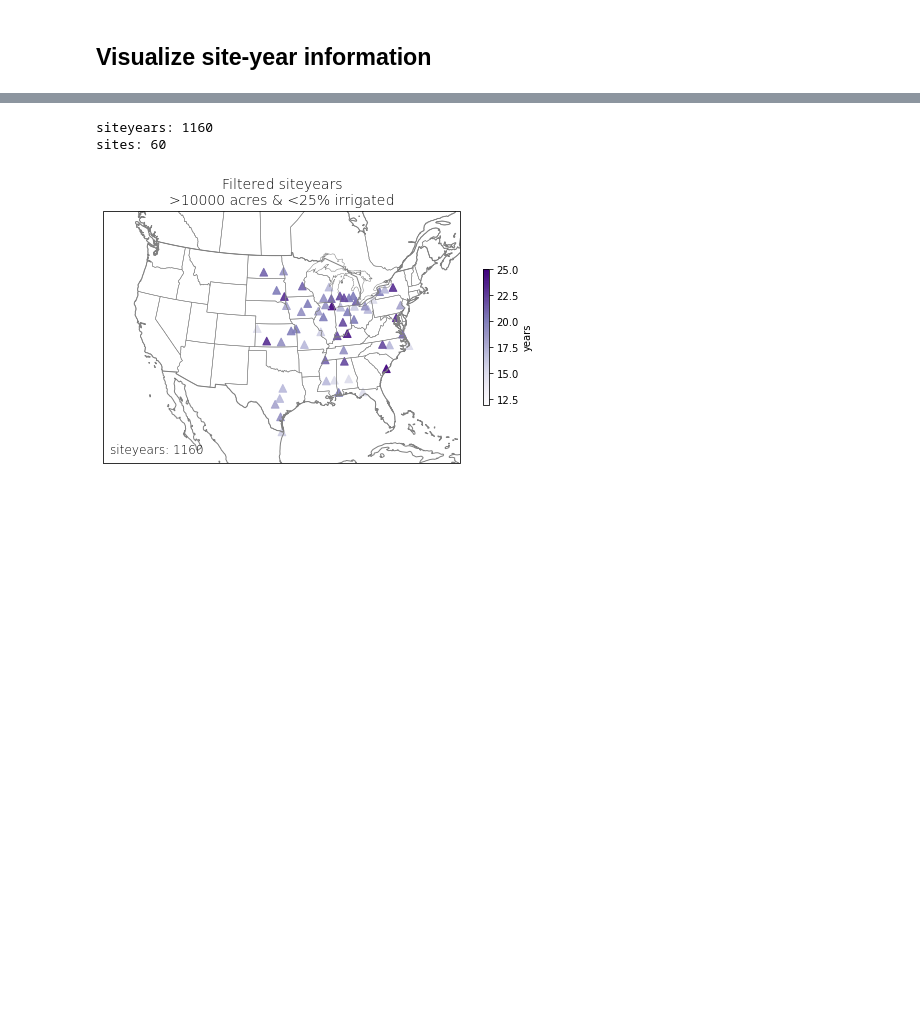
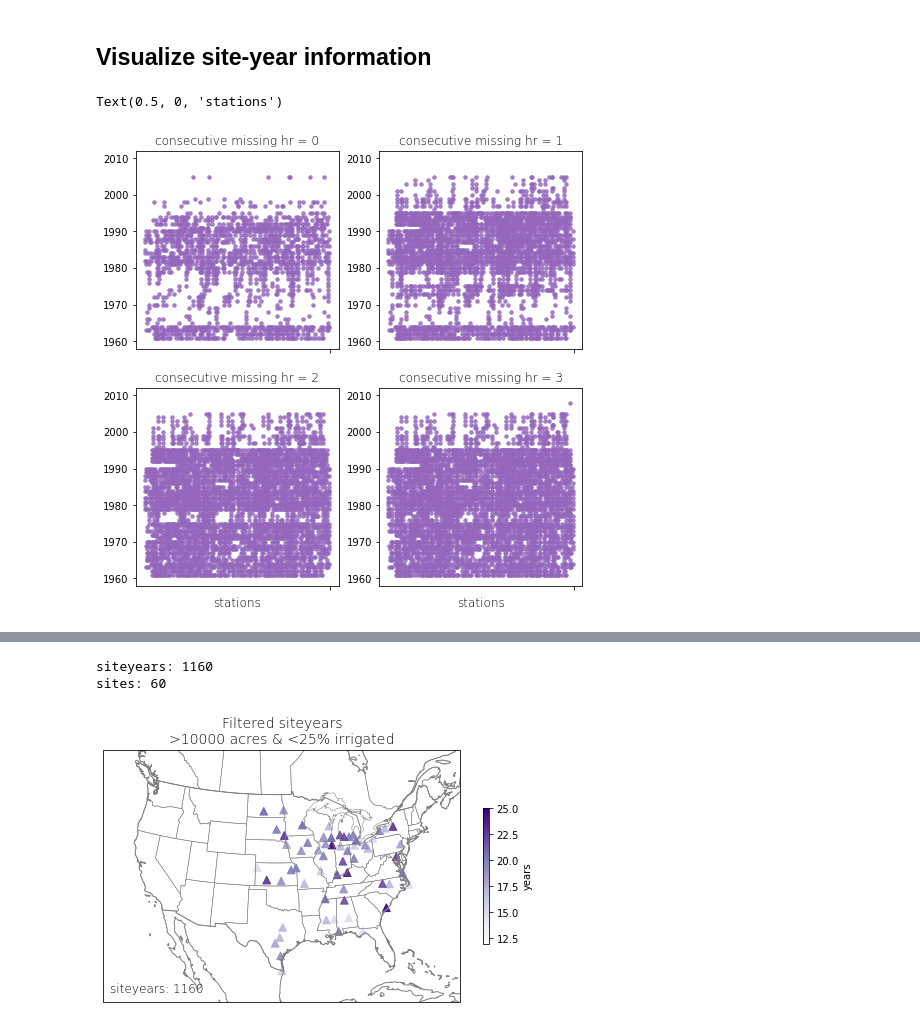
Before and after one commit to jennhsiao/upscale, a Jupyter notebook: notebooks/viz_siteyears.ipynb, the cells around one changed output, grey strips where cells are left out. Drawn from its saved outputs; the diff is of its cells as text; code cells hidden in the pictures; blank space fills up the shorter version.

```diff
--- a/notebooks/viz_siteyears.ipynb
+++ b/notebooks/viz_siteyears.ipynb
@@ -15,3 +15,45 @@ from ideotype.weafile_process import (wea_preprocess,
                                       wea_filter,
                                       wea_summarize)
 from ideotype.nass_process import nass_summarize
+# %%
+siteyear_ctr0 = pd.read_csv('/home/disk/eos8/ach315/upscale/weadata/siteyears_crithr0.csv',
+                           dtype={'site': object}, usecols=[1,2])
+siteyear_ctr1 = pd.read_csv('/home/disk/eos8/ach315/upscale/weadata/siteyears_crithr1.csv',
+                           dtype={'site': object}, usecols=[1,2])
+siteyear_ctr2 = pd.read_csv('/home/disk/eos8/ach315/upscale/weadata/siteyears_crithr2.csv',
+                           dtype={'site': object}, usecols=[1,2])
+siteyear_ctr3 = pd.read_csv('/home/disk/eos8/ach315/upscale/weadata/siteyears_crithr3.csv',
+                           dtype={'site': object}, usecols=[1,2])
+
+fig = plt.figure(figsize=(8,8))
+
+ax1 = fig.add_subplot(2,2,1)
+ax1.scatter(siteyear_ctr0.site, siteyear_ctr0.year, alpha=0.8, color='tab:purple', s=12)
+ax1.set_ylim(1958, 2012)
+ax1.set_xticks('')
+ax1.set_title('consecutive missing hr = 0', fontweight='light')
+
+ax2 = fig.add_subplot(2,2,2)
+ax2.scatter(siteyear_ctr1.site, siteyear_ctr1.year, alpha=0.8, color='tab:purple', s=12)
+ax2.set_ylim(1958, 2012)
+ax2.set_xticks('')
+ax2.set_title('consecutive missing hr = 1', fontweight='light')
+
+ax3 = fig.add_subplot(2,2,3)
+ax3.scatter(siteyear_ctr2.site, siteyear_ctr2.year, alpha=0.8, color='tab:purple', s=12)
+ax3.set_ylim(1958, 2012)
+ax3.set_xticks('')
+ax3.set_title('consecutive missing hr = 2', fontweight='light')
+ax3.set_xlabel('stations', fontsize=12, fontweight='light')
+
+ax4 = fig.add_subplot(2,2,4)
+ax4.scatter(siteyear_ctr3.site, siteyear_ctr3.year, alpha=0.8, color='tab:purple', s=12)
+ax4.set_ylim(1958, 2012)
+ax4.set_xticks('')
+ax4.set_title('consecutive missing hr = 3', fontweight='light')
+ax4.set_xlabel('stations', fontsize=12, fontweight='light')
+
+#plt.savefig('/home/disk/eos8/ach315/upscale/figs/siteyears.png', format='png', dpi=800)
+# %% [output]
+Text(0.5, 0, 'stations')
+[figure, added]
```
Also changed, not shown: parts of 1 cell of this notebook, 5 other files.
